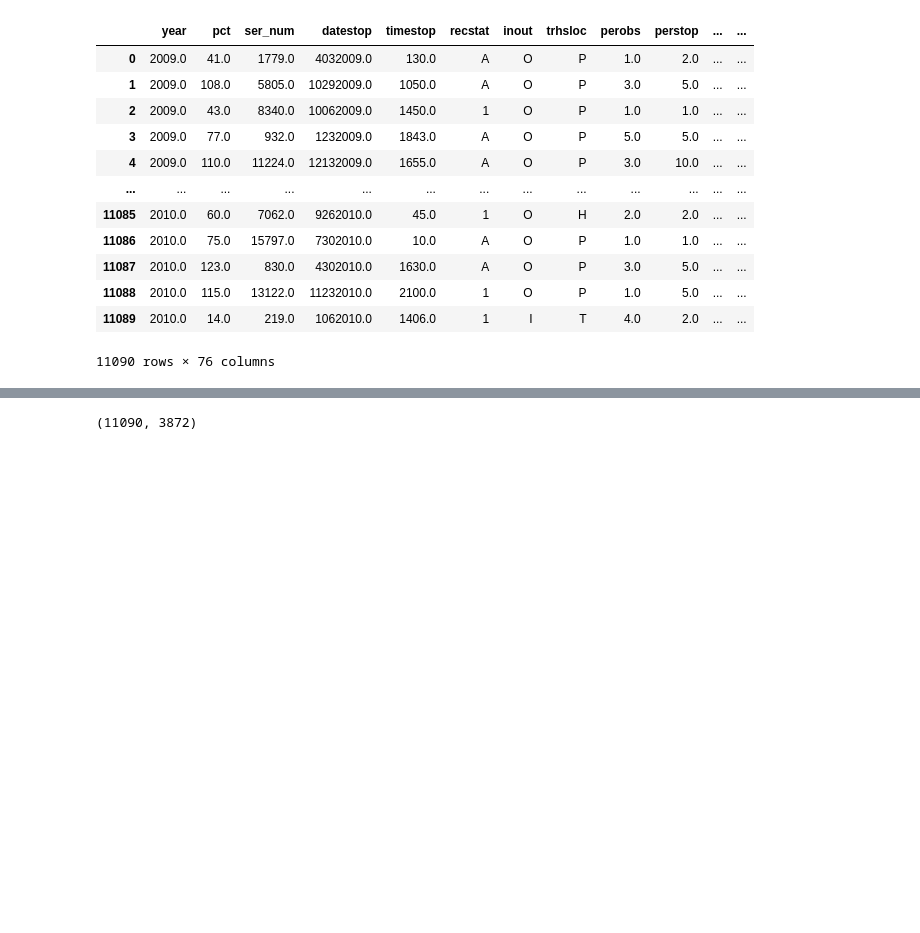
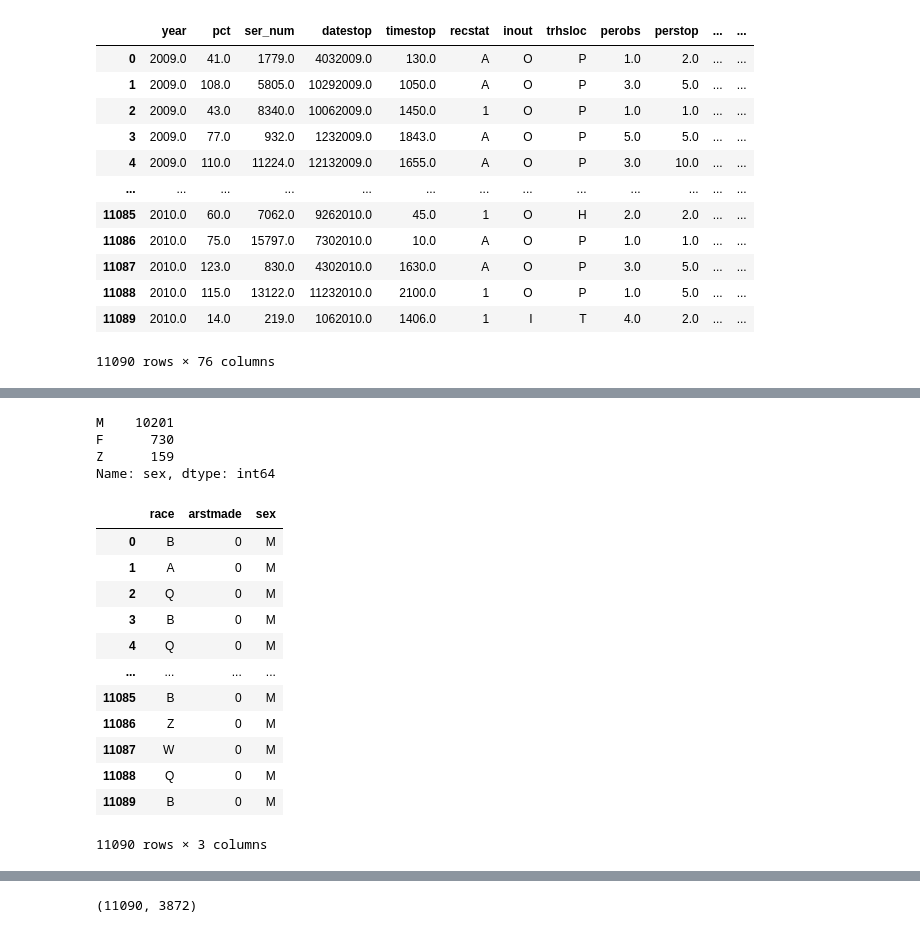
Before and after one commit to DrPantufla/data_science, a Jupyter notebook: Machine Learning/Prueba 2: Analizado los crímenes en la Ciudad de Nueva York/prueba_2.ipynb, the cells around one changed output, grey strips where cells are left out. Drawn from its saved outputs; the diff is of its cells as text; code cells hidden in the pictures; blank space fills up the shorter version.

```diff
--- a/Machine Learning/Prueba 2: Analizado los crímenes en la Ciudad de Nueva York/prueba_2.ipynb
+++ b/Machine Learning/Prueba 2: Analizado los crímenes en la Ciudad de Nueva York/prueba_2.ipynb
@@ -288,0 +305,28 @@ all_data
+# %%
+all_data.sex.value_counts()
+# %% [output]
+M    10201
+F      730
+Z      159
+Name: sex, dtype: int64
+# %%
+etical_df = pd.DataFrame()
+etical_df['race']=all_data['race']
+etical_df['arstmade']= all_data['arstmade']
+etical_df['sex'] = all_data['sex']
+# %%
+etical_df
+# %% [output]
+|  | race | arstmade | sex |
+| 0 | B | 0 | M |
+| 1 | A | 0 | M |
+| 2 | Q | 0 | M |
+| 3 | B | 0 | M |
+| 4 | Q | 0 | M |
+| ... | ... | ... | ... |
+| 11085 | B | 0 | M |
+| 11086 | Z | 0 | M |
+| 11087 | W | 0 | M |
+| 11088 | Q | 0 | M |
+| 11089 | B | 0 | M |
+11090 rows × 3 columns
```
Also changed, not shown: parts of 13 cells of this notebook, 3 other files.
